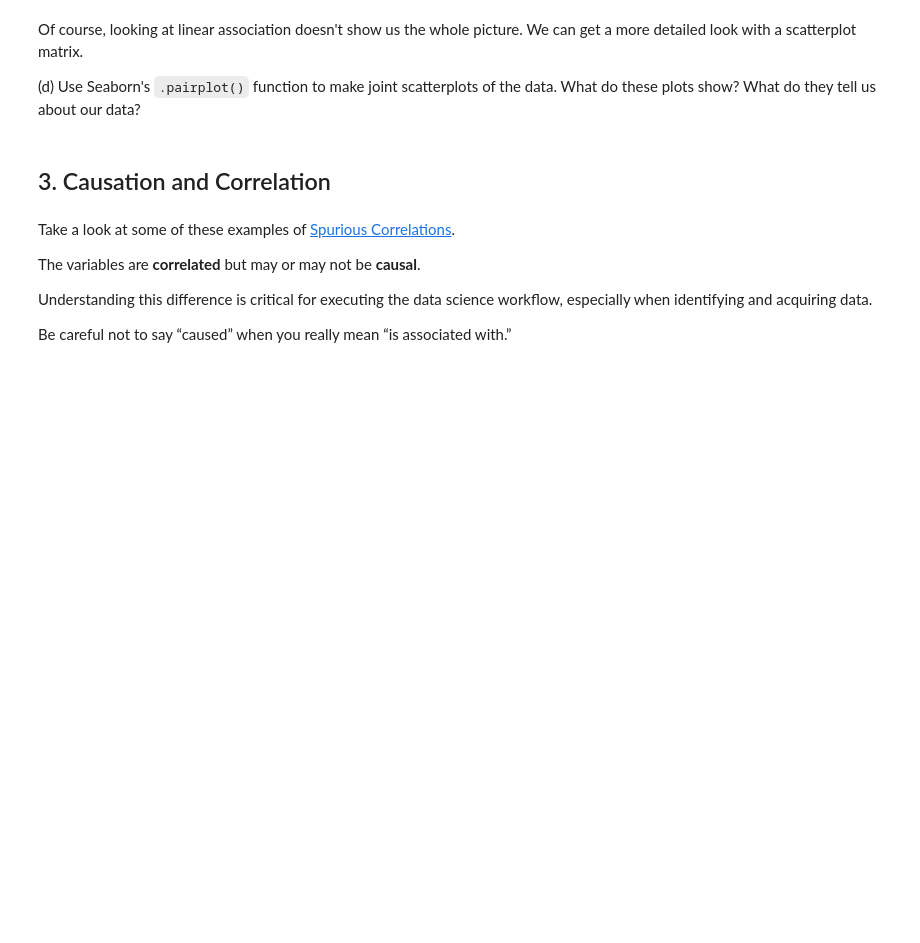
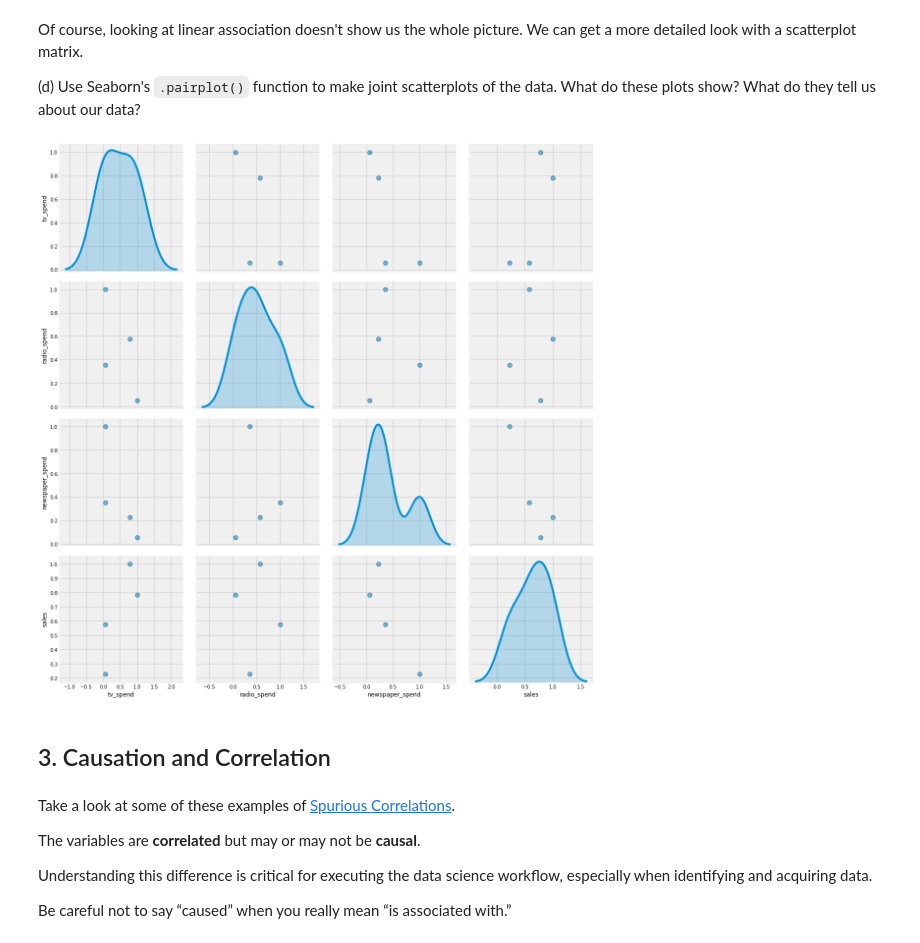
Before and after one commit to ShelyBhogal/data-science, a Jupyter notebook: 08-experiments-hypotesis-tests/08 experiments-hypothesis-tests_NM.ipynb, the cells around one changed output. Saved outputs shown, nothing was run; the diff lists cells and outputs as text; code cells hidden in the pictures; blank space fills up the shorter version.

```diff
--- a/08-experiments-hypotesis-tests/08 experiments-hypothesis-tests_NM.ipynb
+++ b/08-experiments-hypotesis-tests/08 experiments-hypothesis-tests_NM.ipynb
@@ -217,6 +277,10 @@ When we have a large amount of data, the correlation matrix may be too difficult
 Of course, looking at linear association doesn't show us the whole picture. We can get a more detailed look with a scatterplot matrix.
 
 (d) Use Seaborn's `.pairplot()` function to make joint scatterplots of the data. What do these plots show? What do they tell us about our data?
+# %%
+sns.pairplot(advertising_correlations, diag_kind='kde', plot_kws={'alpha': 0.6, 's': 80, 'edgecolor': 'k'}, height=4);
+# %% [output]
+[figure, added]
 # %% [markdown]
 <a id="causation-and-correlation"></a>
 ## 3. Causation and Correlation
```
Also changed, not shown: parts of 22 cells of this notebook, 2 other files.
